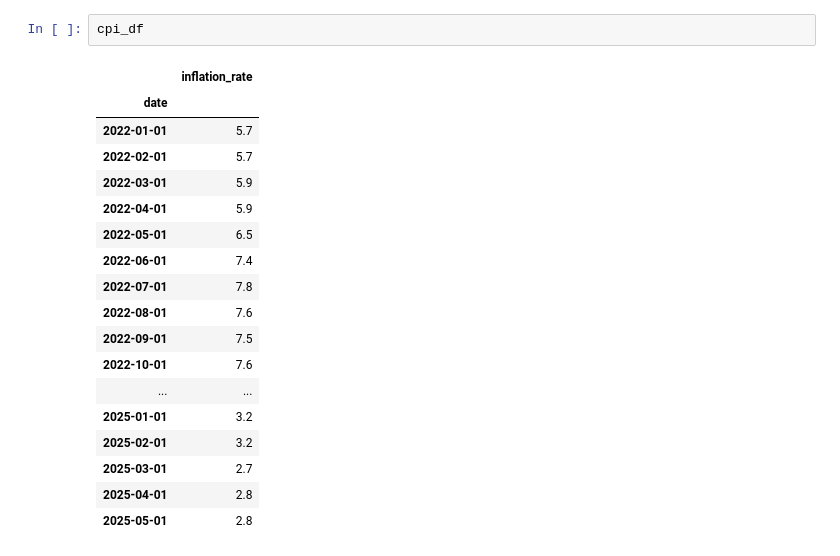
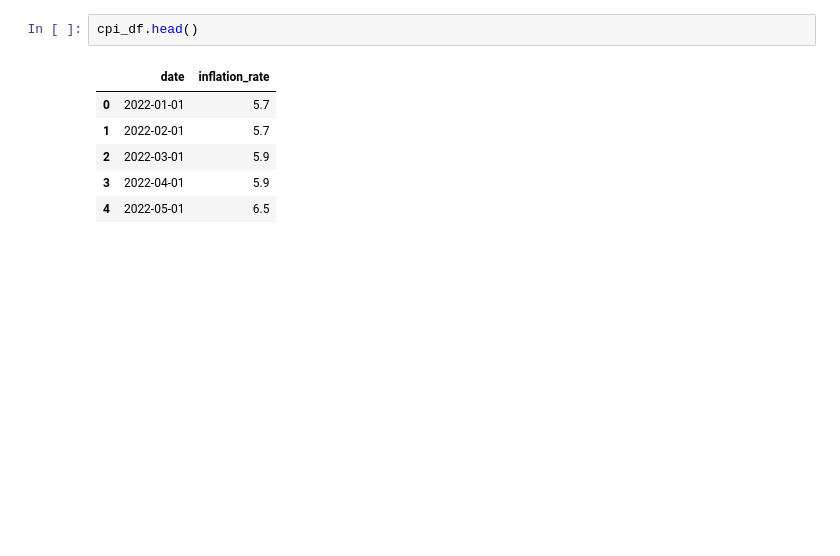
Before and after one commit to shenine/NPLTestCase, a Jupyter notebook: pwc_test.ipynb, the cells around one changed output. Saved outputs shown, nothing was run; the diff lists cells and outputs as text; blank space fills up the shorter version.

```diff
--- a/pwc_test.ipynb
+++ b/pwc_test.ipynb
@@ -50,22 +69,10 @@ reporate_df
 # %%
-cpi_df
+cpi_df.head()
 # %% [output]
-|  | inflation_rate |
-| date |  |
-| 2022-01-01 | 5.7 |
-| 2022-02-01 | 5.7 |
-| 2022-03-01 | 5.9 |
-| 2022-04-01 | 5.9 |
-| 2022-05-01 | 6.5 |
-| 2022-06-01 | 7.4 |
-| 2022-07-01 | 7.8 |
-| 2022-08-01 | 7.6 |
-| 2022-09-01 | 7.5 |
-| 2022-10-01 | 7.6 |
-| ... | ... |
-| 2025-01-01 | 3.2 |
-| 2025-02-01 | 3.2 |
-| 2025-03-01 | 2.7 |
-| 2025-04-01 | 2.8 |
-| 2025-05-01 | 2.8 |
+|  | date | inflation_rate |
+| 0 | 2022-01-01 | 5.7 |
+| 1 | 2022-02-01 | 5.7 |
+| 2 | 2022-03-01 | 5.9 |
+| 3 | 2022-04-01 | 5.9 |
+| 4 | 2022-05-01 | 6.5 |
 # %%
```
Also changed, not shown: parts of 24 cells of this notebook, 3 other files.
